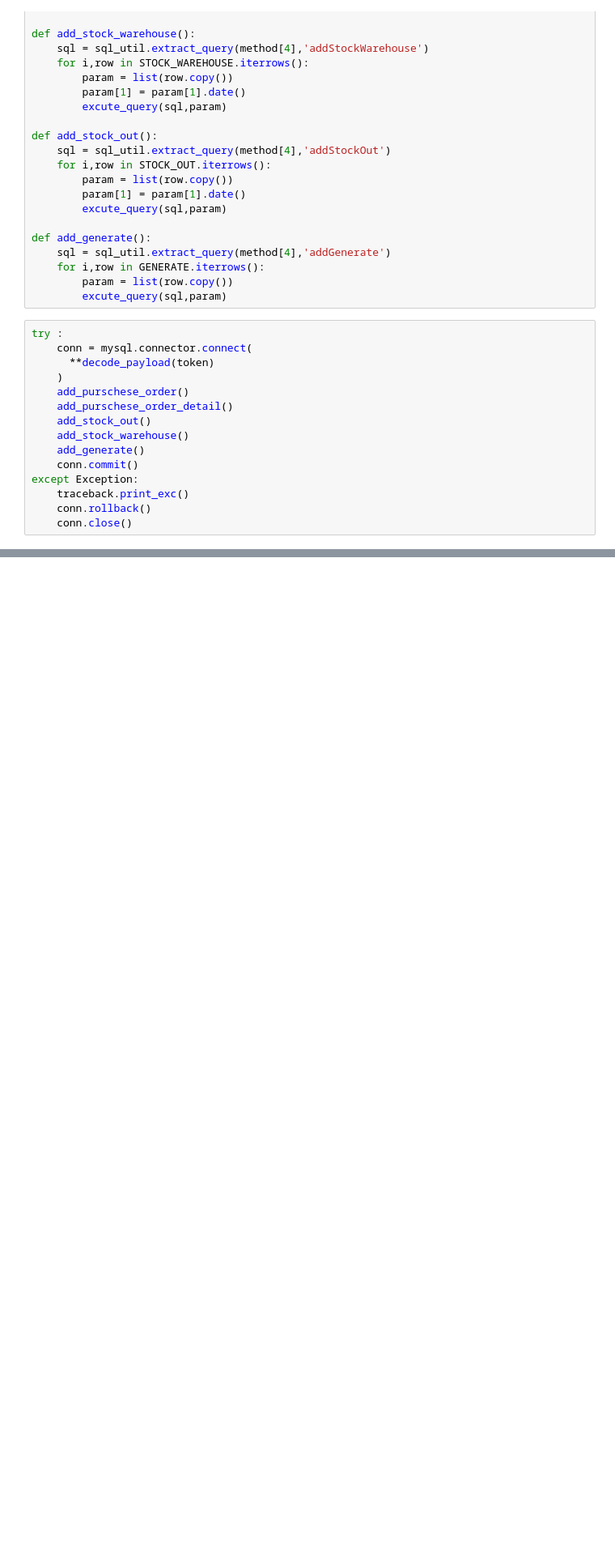
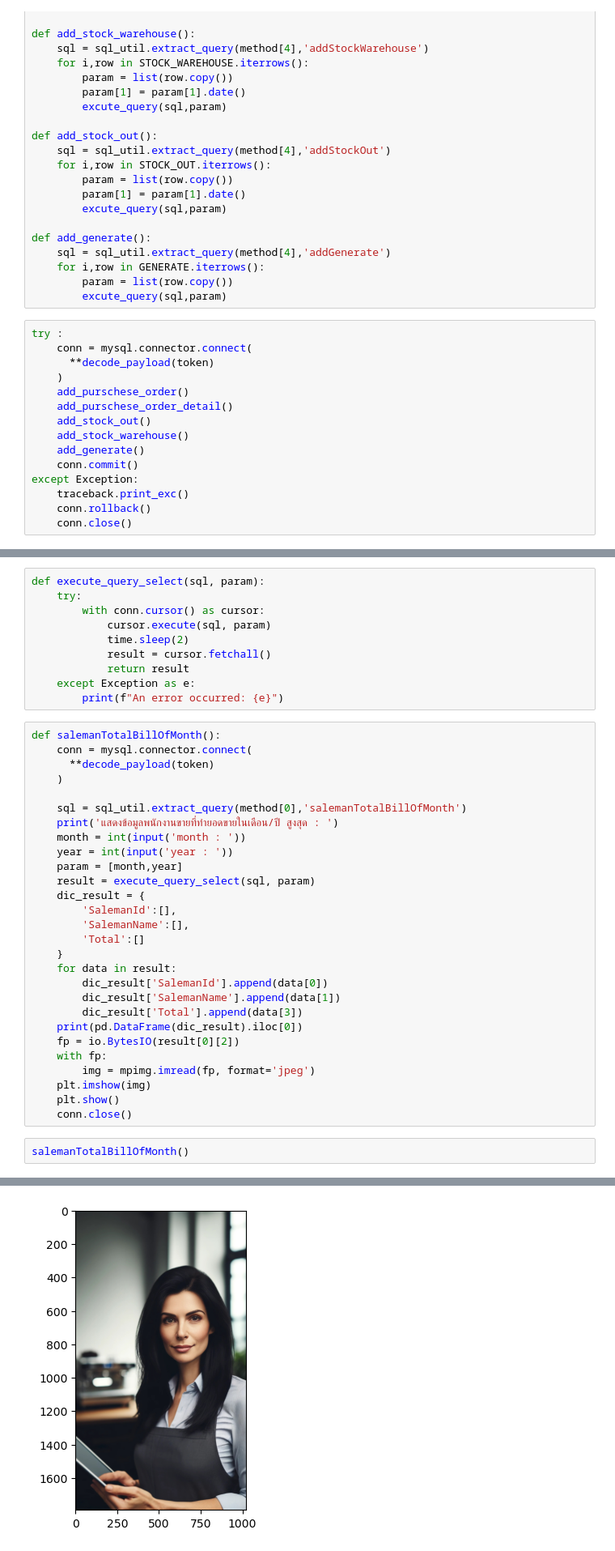
Before and after one commit to PPkukongJames/CS754, a Jupyter notebook: application/application.ipynb, the cells around one changed output, grey strips where cells are left out. Shown: that part at 81% size. Cells and saved outputs as stored; diff of their text form; blank space fills up the shorter version.

Commit message:
feat(-): update select

```diff
--- a/application/application.ipynb
+++ b/application/application.ipynb
@@ -291,0 +295,41 @@ except Exception:
+# %%
+def execute_query_select(sql, param):
+    try:
+        with conn.cursor() as cursor:
+            cursor.execute(sql, param)
+            time.sleep(2)
+            result = cursor.fetchall()
+            return result
+    except Exception as e:
+        print(f"An error occurred: {e}")
+# %%
+def salemanTotalBillOfMonth():
+    conn = mysql.connector.connect(
+      **decode_payload(token)
+    )
+
+    sql = sql_util.extract_query(method[0],'salemanTotalBillOfMonth')
+    print('แสดงข้อมูลพนักงานขายที่ทำยอดขายในเดือน/ปี สูงสุด : ')
+    month = int(input('month : '))
+    year = int(input('year : '))
+    param = [month,year]
+    result = execute_query_select(sql, param)
+    dic_result = {
+        'SalemanId':[],
+        'SalemanName':[],
+        'Total':[]
+    }
+    for data in result:
+        dic_result['SalemanId'].append(data[0])
+        dic_result['SalemanName'].append(data[1])
+        dic_result['Total'].append(data[3])
+    print(pd.DataFrame(dic_result).iloc[0])
+    fp = io.BytesIO(result[0][2])
+    with fp:
+        img = mpimg.imread(fp, format='jpeg')
+    plt.imshow(img)
+    plt.show()
+    conn.close()
+# %%
+salemanTotalBillOfMonth()
+# %% [output]
@@ -291,0 +343 @@ except Exception:
+[figure, added]
```
Also changed, not shown: parts of 3 cells of this notebook, 1 other file.
